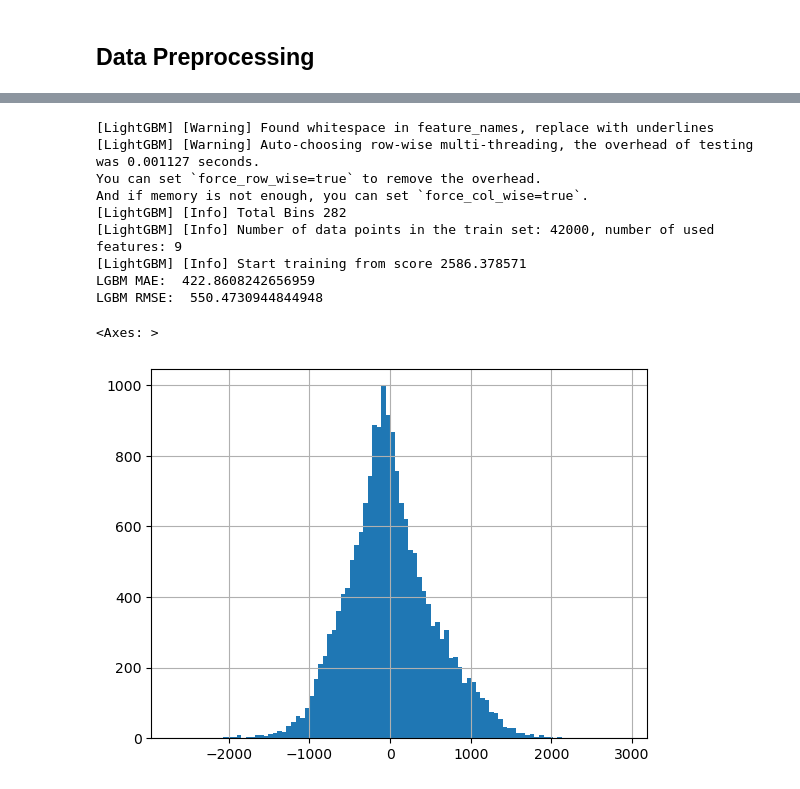
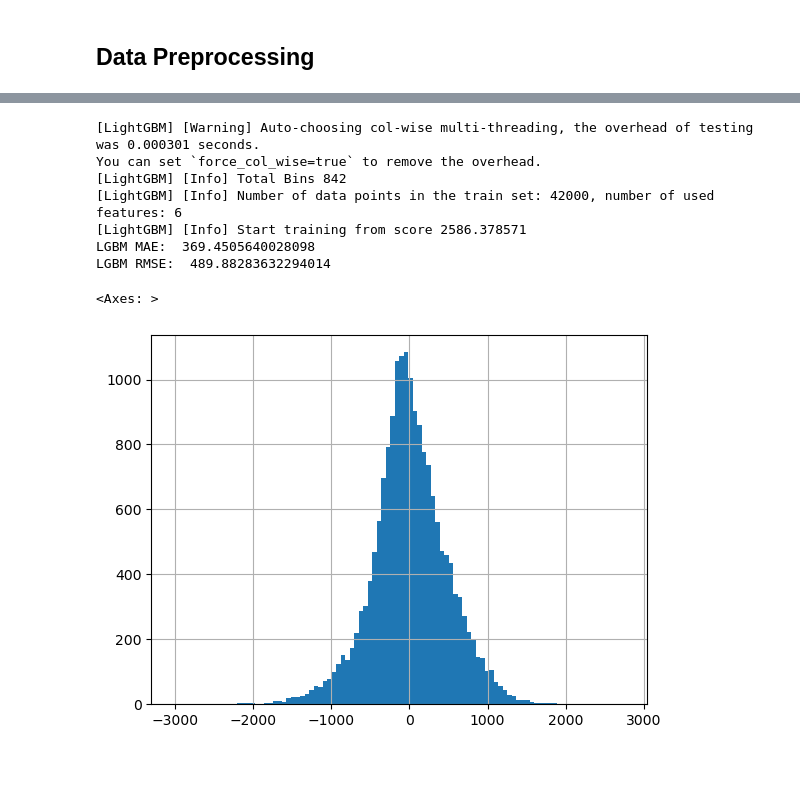
Before and after one commit to Concyclics/NUS-CS5228-project, a Jupyter notebook: final_project.ipynb, the cells around one changed output, grey strips where cells are left out. Saved outputs shown, nothing was run; the diff lists cells and outputs as text; code cells hidden in the pictures.

```diff
--- a/final_project.ipynb
+++ b/final_project.ipynb
@@ -213,0 +229,18 @@ def data_preprocess(df):
+# %%
+def data_preprocess(df):
+    df = df.copy()
+    df['flat_type'] = df['flat_type'].str.replace('-', ' ')
+    df = category_map_mean(df)
+    df.drop(['elevation'], axis=1, inplace=True)
+    df.drop(['furnished'], axis=1, inplace=True)
+    df.drop(['latitude'], axis=1, inplace=True)
+    df.drop(['longitude'], axis=1, inplace=True)
+    df['rent_date'] = pd.to_datetime(df['rent_approval_date']).dt.year + pd.to_datetime(df['rent_approval_date']).dt.month/12
+    df.drop(['rent_approval_date'], axis=1, inplace=True)
+
+    df = df[['block', 'street_name', 'flat_type', 'floor_area_sqm', 'subzone', 'rent_approval_date_mean']]
+
+    return df
+# %%
+df_train = pd.read_csv(path_prefix + 'train.csv')
+df_test = pd.read_csv(path_prefix + 'test.csv')
@@ -260,3 +279,0 @@ def category_map_ordinal(df_origin):
-# %%
-df_train_X = category_map_ordinal(df_train_X)
-df_test_X = category_map_ordinal(df_test_X)
@@ -263,3 +304,19 @@ df_test_X = category_map_ordinal(df_test_X)
 # %%
 #cut 30% data as validation set
 X_train, X_val, y_train, y_val = train_test_split(df_train_X, df_train_y, test_size=0.3, random_state=19260817)
+# %%
+from sklearn.tree import DecisionTreeRegressor
+from sklearn.ensemble import RandomForestRegressor
+from sklearn.ensemble import GradientBoostingRegressor
+
+model = DecisionTreeRegressor()
+model = RandomForestRegressor()
+#model = GradientBoostingRegressor()
+
+model.fit(X_train, y_train)
+y_pred = model.predict(X_val)
+print('MAE: ', mean_absolute_error(y_val, y_pred))
+print('RMSE: ', np.sqrt(mean_squared_error(y_val, y_pred)))
+df_plot_diff = pd.DataFrame({'y_val': y_val, 'y_pred': y_pred})
+df_plot_diff['diff'] = df_plot_diff['y_val'] - df_plot_diff['y_pred']
+df_plot_diff['diff'].hist(bins=100)
@@ -266,25 +328,23 @@ X_train, X_val, y_train, y_val = train_test_split(df_train_X, df_train_y, test_s
 # %%
 LGBM = LGBMRegressor(
-    learning_rate=0.05,
-    n_estimators=1000,
+    learning_rate=0.01,
+    n_estimators=10000,
 )
 
 LGBM.fit(X_train, y_train)
 y_pred = LGBM.predict(X_val)
 print('LGBM MAE: ', mean_absolute_error(y_val, y_pred))
 print('LGBM RMSE: ', np.sqrt(mean_squared_error(y_val, y_pred)))
 df_plot_diff = pd.DataFrame({'y_val': y_val, 'y_pred': y_pred})
 df_plot_diff['diff'] = df_plot_diff['y_val'] - df_plot_diff['y_pred']
 df_plot_diff['diff'].hist(bins=100)
 # %% [output]
-[LightGBM] [Warning] Found whitespace in feature_names, replace with underlines
-[LightGBM] [Warning] Auto-choosing row-wise multi-threading, the overhead of testing was 0.001127 seconds.
-You can set `force_row_wise=true` to remove the overhead.
-And if memory is not enough, you can set `force_col_wise=true`.
-[LightGBM] [Info] Total Bins 282
-[LightGBM] [Info] Number of data points in the train set: 42000, number of used features: 9
+[LightGBM] [Warning] Auto-choosing col-wise multi-threading, the overhead of testing was 0.000301 seconds.
+You can set `force_col_wise=true` to remove the overhead.
+[LightGBM] [Info] Total Bins 842
+[LightGBM] [Info] Number of data points in the train set: 42000, number of used features: 6
 [LightGBM] [Info] Start training from score 2586.378571
-LGBM MAE:  422.8608242656959
-LGBM RMSE:  550.4730944844948
+LGBM MAE:  369.4505640028098
+LGBM RMSE:  489.88283632294014
 <Axes: >
-[figure, old version]
+[figure, new version]
```
Also changed, not shown: parts of 52 cells of this notebook, 7 other files.
